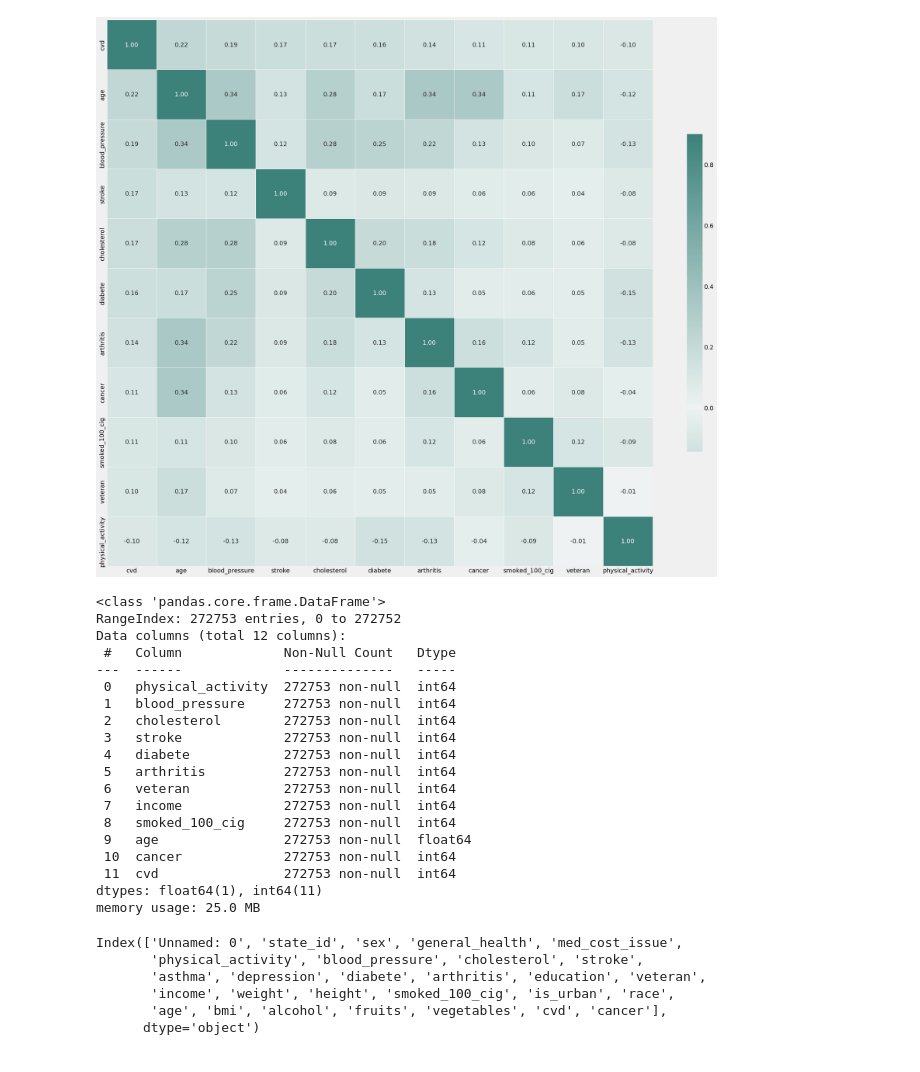
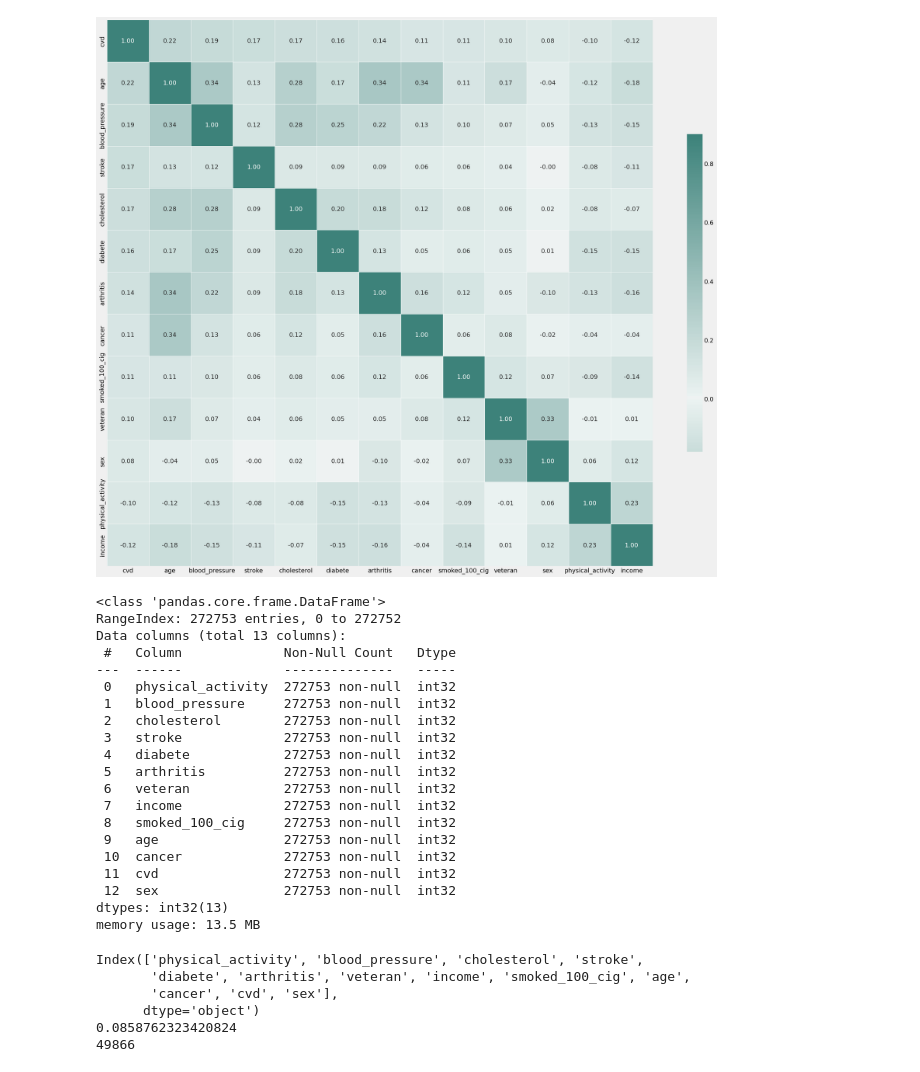
Before and after one commit to rehaqds/IH_final_project_new, a Jupyter notebook: Scripts/ML_models.ipynb, the cells around one changed output. Saved outputs shown, nothing was run; the diff lists cells and outputs as text; code cells hidden in the pictures.

```diff
--- a/Scripts/ML_models.ipynb
+++ b/Scripts/ML_models.ipynb
@@ -297,17 +281,18 @@ plt.show()
 data1 = data0.copy()
 data1.replace({'yes':1, 'no':0}, inplace=True)
 
-data1['income'] = data1['income'].replace({'<10k':1, '10-15k':2, '15-20k':3, '20-25k':4, '25-35k':5,
-                                           '35-50k':6, '50-75k':7, '75-100k':8, '100-150k':9,
-                                           '150-200k':10, '>200k':11})
+data1['income'] = data1['income'].replace({'<10k':1, '10-15k':2, '15-20k':3, '20-25k':4,
+                                           '25-35k':5, '35-50k':6, '50-75k':7, '75-100k':8,
+                                           '100-150k':9, '150-200k':10, '>200k':11})
 data1['age'] = data1['age'].astype('int')
 
 if 'sex' in chosen_cols:
     data1['sex'] = data1['sex'].replace({'M':1, 'F':0})
 
 if 'education' in chosen_cols:
-    data1['education'] = data1['education'].replace({'kindergarten':1, 'elementary':2, 'some high-school':3,
-                                                     'high-school':4, 'some college':5, 'college':6})
+    data1['education'] = data1['education'].replace({'kindergarten':1, 'elementary':2,
+                                                     'some high-school':3, 'high-school':4,
+                                                     'some college':5, 'college':6})
 
 tzip = zip(['white', 'black', 'indian', 'asian', 'hawaiian',
             'other', 'multiracial', 'hispanic'], [i + 1 for i in range(8)])
@@ -315,7 +300,8 @@ if 'race' in chosen_cols:
     data1['race'] = data1['race'].replace(dict(tzip))
 
 if 'bmi' in chosen_cols:
-    data1['bmi'] = data1['bmi'].replace({'underweight':1, 'normalweight':2, 'overweight':3, 'obese':4})
+    data1['bmi'] = data1['bmi'].replace({'underweight':1, 'normalweight':2,
+                                         'overweight':3, 'obese':4})
 
-# for col in chosen_cols:
-#     print('\n', data1[col].value_counts())
+for col in chosen_cols:
+    print(data1[col].value_counts(), '\n')
@@ -322,61 +326,67 @@ if 'bmi' in chosen_cols:
 # %%
 # Correlation (Spearman) after transforming the features to numerical
+# -> ~similar coef. as Cramer-V
 
-# corr_matrix_num = data1.corr(method='spearman', numeric_only=False)  # -> similar coef. as Cramer-V
-corr_matrix_num = data1[chosen_cols].corr(method='spearman')
+# corr_matrix_num = data1.corr(method='spearman', numeric_only=False)
+corr_matrix_num = data1[chosen_cols].corr(method='spearman', numeric_only=False)
 # display(corr_matrix_num.head())
 # corr_matrix = abs(corr_matrix)   # don't care about the sign, only the absolute values
 # by sorting by corr with target, when several cols are correlated it is the one the
 # most correlated with the target that will be kept
 corr_matrix_num = corr_matrix_num.sort_values(by='cvd', ascending=False)
 corr_matrix_num = corr_matrix_num[corr_matrix_num.index]
 
 mask = np.zeros_like(corr_matrix_num, dtype=bool)
 mask[np.triu_indices_from(mask)] = True
 # Want diagonal elements as well?
 # mask[np.diag_indices_from(mask)] = False
 
 f, ax = plt.subplots(figsize=(25, 25))
 cmap = sns.diverging_palette(180, 180, as_cmap=True)
 
 sns_plot = sns.heatmap(corr_matrix_num,  cmap=cmap, vmax=.9, center=0, fmt='.2f',  # mask=mask,
-                       square=True, linewidths=.5, cbar_kws={"shrink": .5}, annot=True) #True)
+                       square=True, linewidths=.5, cbar_kws={"shrink": .5}, annot=True)
 
 # fig = sns_plot.get_figure()
 # fig.savefig("features_heatmap.png")
 # %% [output]
-[figure, old version]
+[figure, new version]
 # %%
+for col in chosen_cols:
+    data1[chosen_cols] = data1[chosen_cols].astype(int)
 data1[chosen_cols].info()
 # %% [output]
 <class 'pandas.core.frame.DataFrame'>
 RangeIndex: 272753 entries, 0 to 272752
-Data columns (total 12 columns):
+Data columns (total 13 columns):
  #   Column             Non-Null Count   Dtype
 ---  ------             --------------   -----
- 0   physical_activity  272753 non-null  int64
- 1   blood_pressure     272753 non-null  int64
- 2   cholesterol        272753 non-null  int64
- 3   stroke             272753 non-null  int64
- 4   diabete            272753 non-null  int64
- 5   arthritis          272753 non-null  int64
- 6   veteran            272753 non-null  int64
- 7   income             272753 non-null  int64
- 8   smoked_100_cig     272753 non-null  int64
- 9   age                272753 non-null  float64
- 10  cancer             272753 non-null  int64
- 11  cvd                272753 non-null  int64
-dtypes: float64(1), int64(11)
-memory usage: 25.0 MB
+ 0   physical_activity  272753 non-null  int32
+ 1   blood_pressure     272753 non-null  int32
+ 2   cholesterol        272753 non-null  int32
+ 3   stroke             272753 non-null  int32
+ 4   diabete            272753 non-null  int32
+ 5   arthritis          272753 non-null  int32
+ 6   veteran            272753 non-null  int32
+ 7   income             272753 non-null  int32
+ 8   smoked_100_cig     272753 non-null  int32
+ 9   age                272753 non-null  int32
+ 10  cancer             272753 non-null  int32
+ 11  cvd                272753 non-null  int32
+ 12  sex                272753 non-null  int32
+dtypes: int32(13)
+memory usage: 13.5 MB
 # %%
-print(data1.columns)
+print(data1[chosen_cols].columns)
+print(sum(data1['cvd']) / len(data1['cvd']))
+print(54551-4685)   49866/4685
 # %% [output]
-Index(['Unnamed: 0', 'state_id', 'sex', 'general_health', 'med_cost_issue',
-       'physical_activity', 'blood_pressure', 'cholesterol', 'stroke',
-       'asthma', 'depression', 'diabete', 'arthritis', 'education', 'veteran',
-       'income', 'weight', 'height', 'smoked_100_cig', 'is_urban', 'race',
-       'age', 'bmi', 'alcohol', 'fruits', 'vegetables', 'cvd', 'cancer'],
+Index(['physical_activity', 'blood_pressure', 'cholesterol', 'stroke',
+       'diabete', 'arthritis', 'veteran', 'income', 'smoked_100_cig', 'age',
+       'cancer', 'cvd', 'sex'],
       dtype='object')
+0.0858762323420824
+49866
 # %%
 # Split the data
 
```
Also changed, not shown: parts of 16 cells of this notebook, 12 other files.
